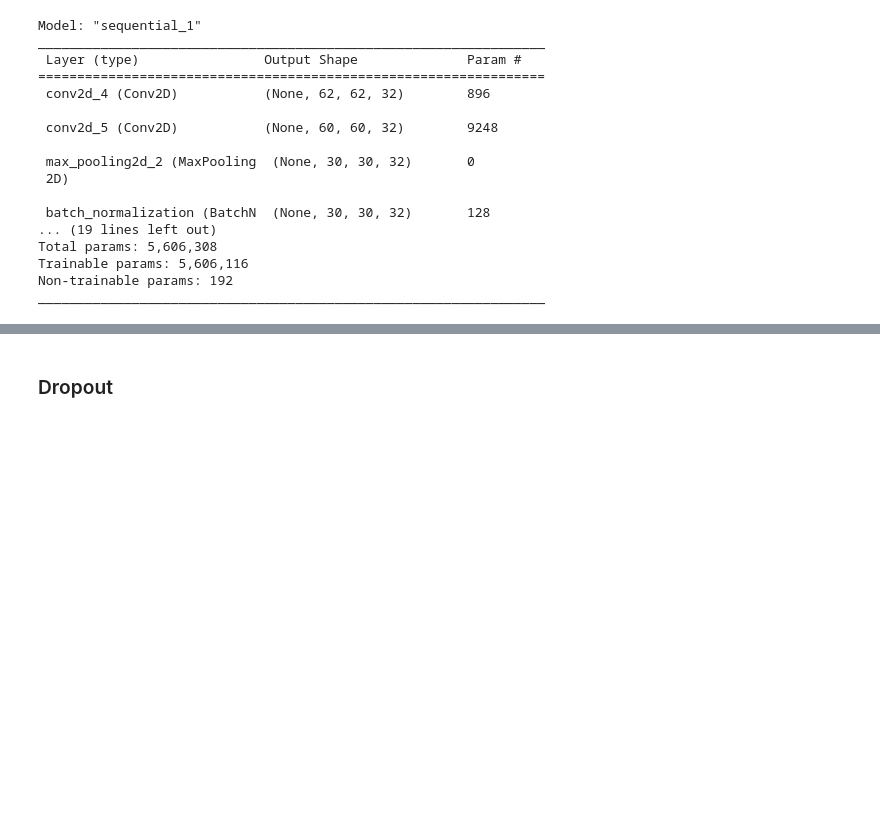
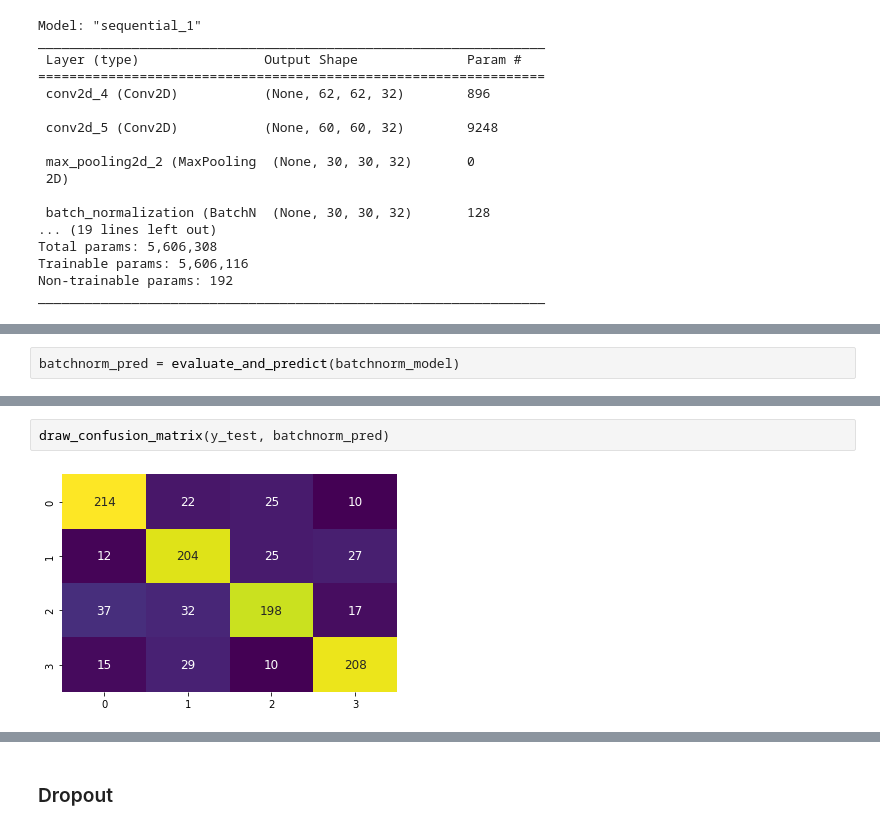
Before and after one commit to sur-sakthy/computer-vision, a Jupyter notebook: Assignment_1.ipynb, the cells around one changed output, grey strips where cells are left out. Cells and saved outputs as stored; diff of their text form; blank space fills up the shorter version.

```diff
--- a/Assignment_1.ipynb
+++ b/Assignment_1.ipynb
@@ -489,0 +524,2 @@ plot(batchnorm_history.history['loss'], batchnorm_history.history['val_loss'], '
+# %%
+batchnorm_pred = evaluate_and_predict(batchnorm_model)
@@ -489,0 +534,4 @@ plot(batchnorm_history.history['loss'], batchnorm_history.history['val_loss'], '
+# %%
+draw_confusion_matrix(y_test, batchnorm_pred)
+# %% [output]
+[figure, added]
```
Also changed, not shown: parts of 40 cells of this notebook.
